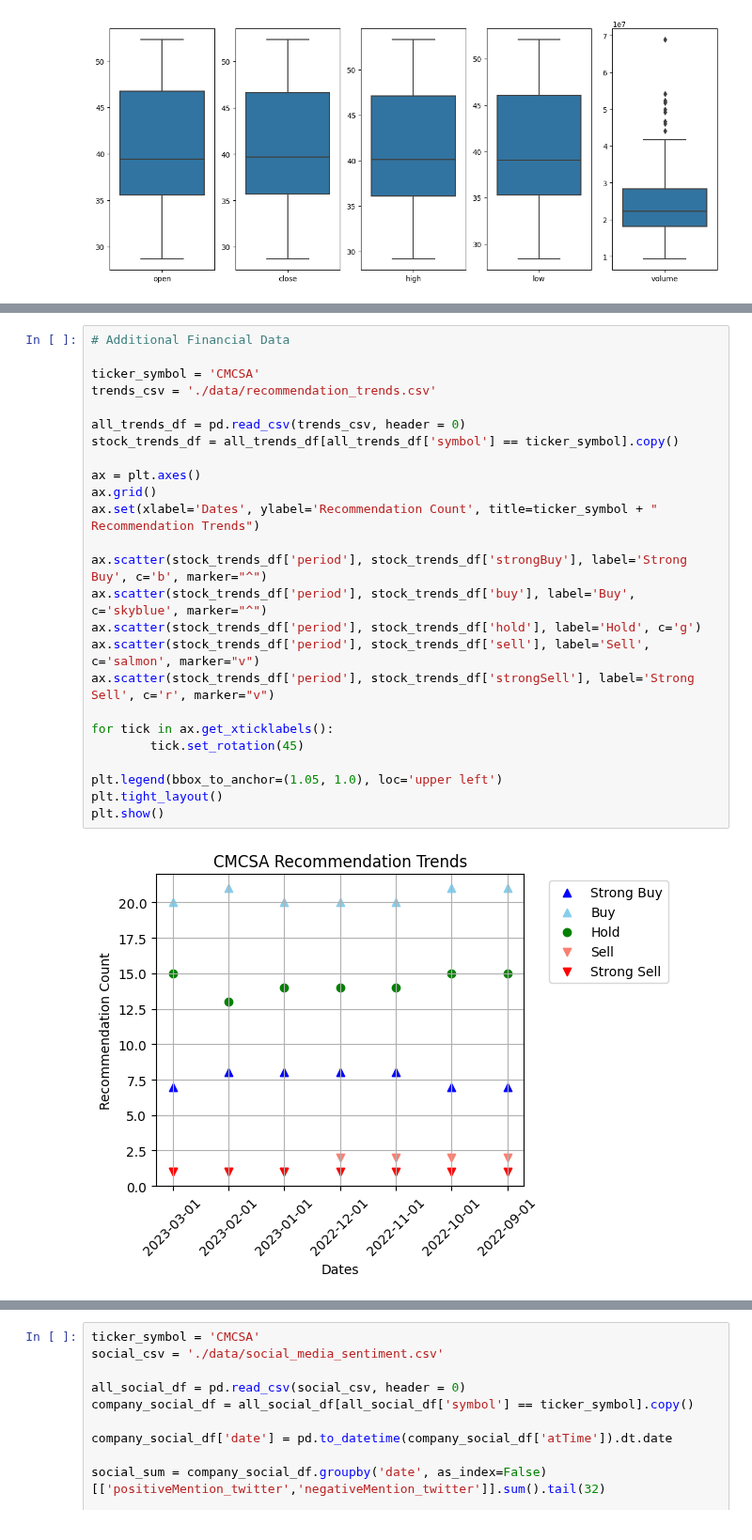
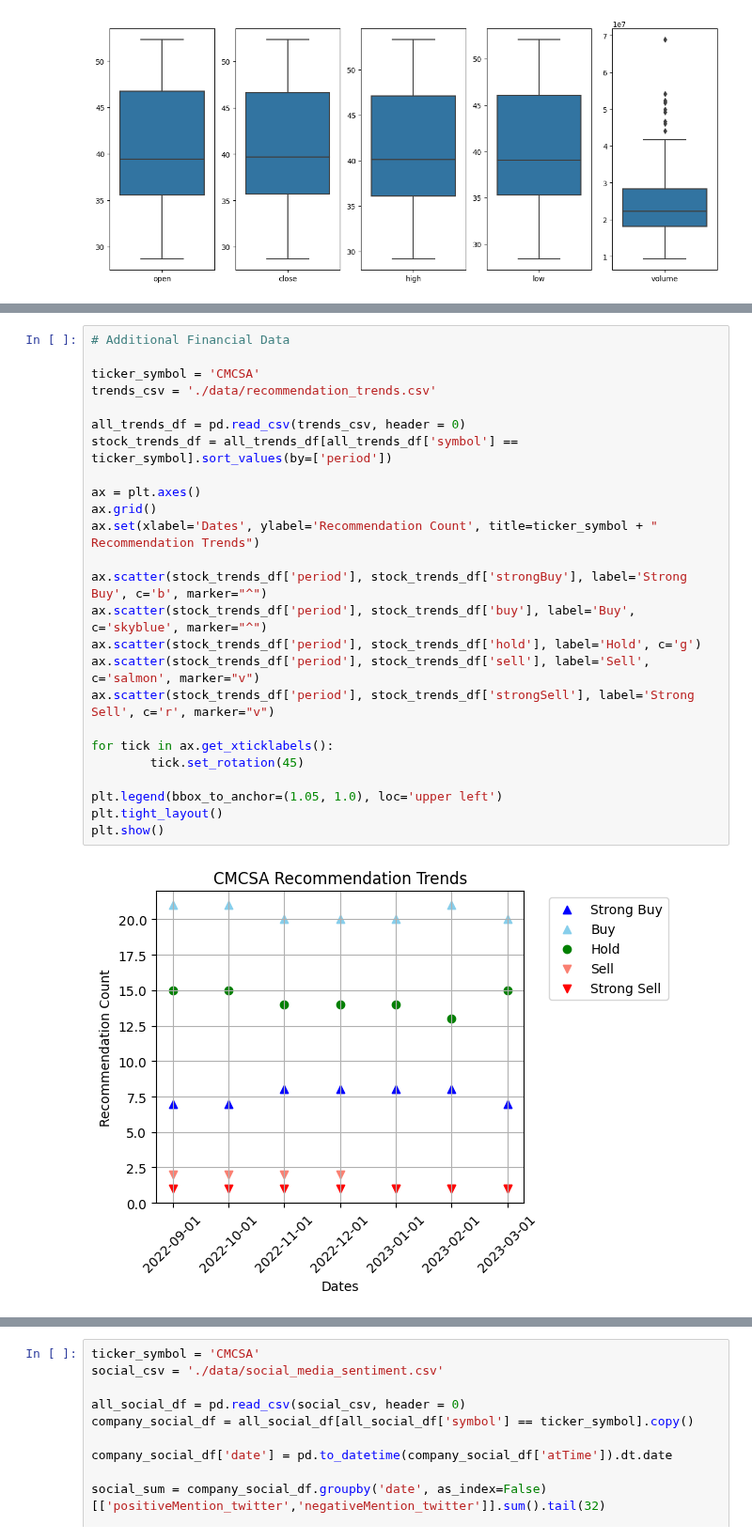
Before and after one commit to geoffpatton/dsci-521-project, a Jupyter notebook: final_project_impl.ipynb, the cells around one changed output, grey strips where cells are left out. Shown at 94% size. Saved outputs shown, nothing was run; the diff lists cells and outputs as text.

```diff
--- a/final_project_impl.ipynb
+++ b/final_project_impl.ipynb
@@ -206,30 +206,30 @@ plt.show()
 # %%
 # Additional Financial Data
 
 ticker_symbol = 'CMCSA'
 trends_csv = './data/recommendation_trends.csv'
 
 all_trends_df = pd.read_csv(trends_csv, header = 0)
-stock_trends_df = all_trends_df[all_trends_df['symbol'] == ticker_symbol].copy()
+stock_trends_df = all_trends_df[all_trends_df['symbol'] == ticker_symbol].sort_values(by=['period'])
 
 ax = plt.axes()
 ax.grid()
 ax.set(xlabel='Dates', ylabel='Recommendation Count', title=ticker_symbol + " Recommendation Trends")
 
 ax.scatter(stock_trends_df['period'], stock_trends_df['strongBuy'], label='Strong Buy', c='b', marker="^")
 ax.scatter(stock_trends_df['period'], stock_trends_df['buy'], label='Buy', c='skyblue', marker="^")
 ax.scatter(stock_trends_df['period'], stock_trends_df['hold'], label='Hold', c='g')
 ax.scatter(stock_trends_df['period'], stock_trends_df['sell'], label='Sell', c='salmon', marker="v")
 ax.scatter(stock_trends_df['period'], stock_trends_df['strongSell'], label='Strong Sell', c='r', marker="v")
 
 for tick in ax.get_xticklabels():
         tick.set_rotation(45)
 
 plt.legend(bbox_to_anchor=(1.05, 1.0), loc='upper left')
 plt.tight_layout()
 plt.show()
 # %% [output]
-[figure, old version]
+[figure, new version]
 # %%
 ticker_symbol = 'CMCSA'
 earnings_csv = './data/surprise_earnings.csv'
```
Also changed, not shown: parts of 4 cells of this notebook.
